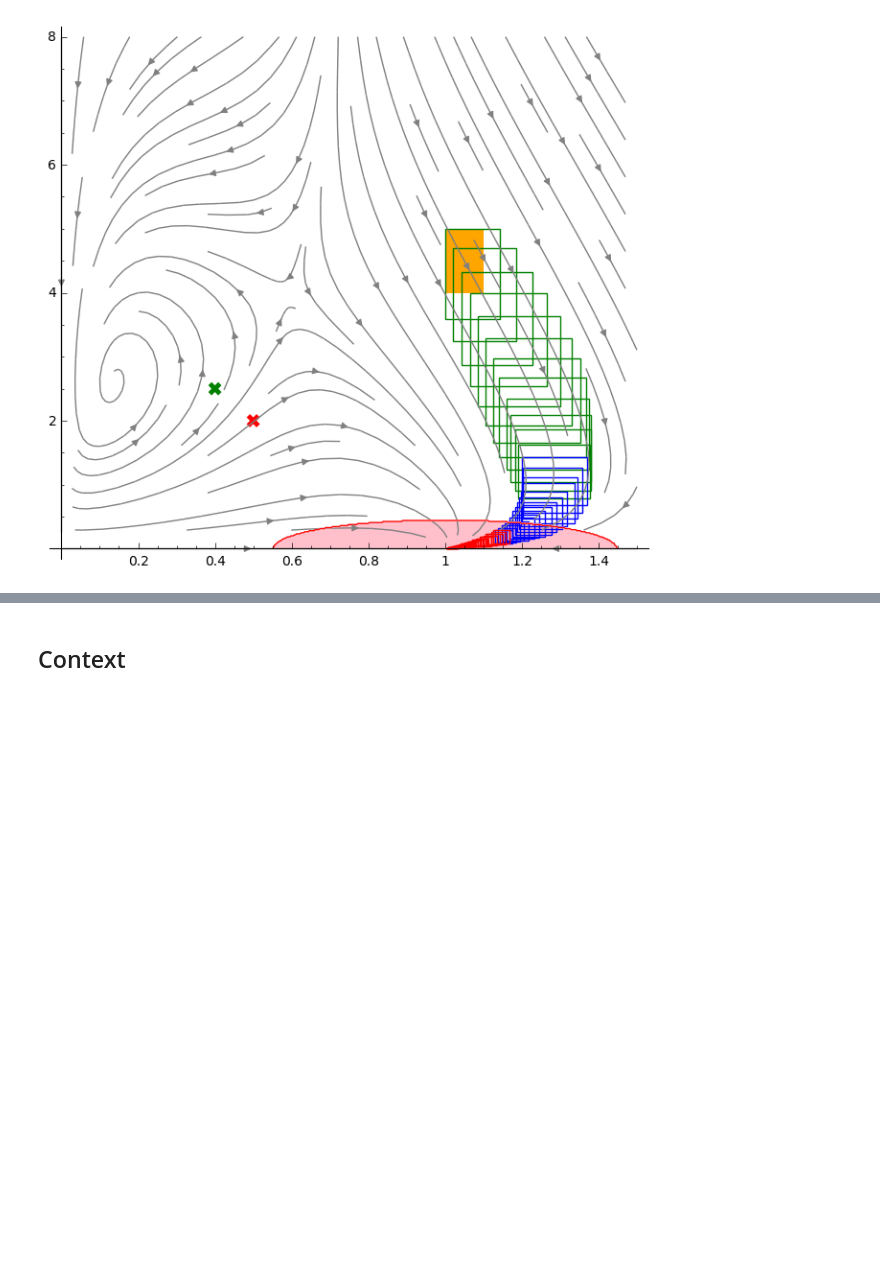
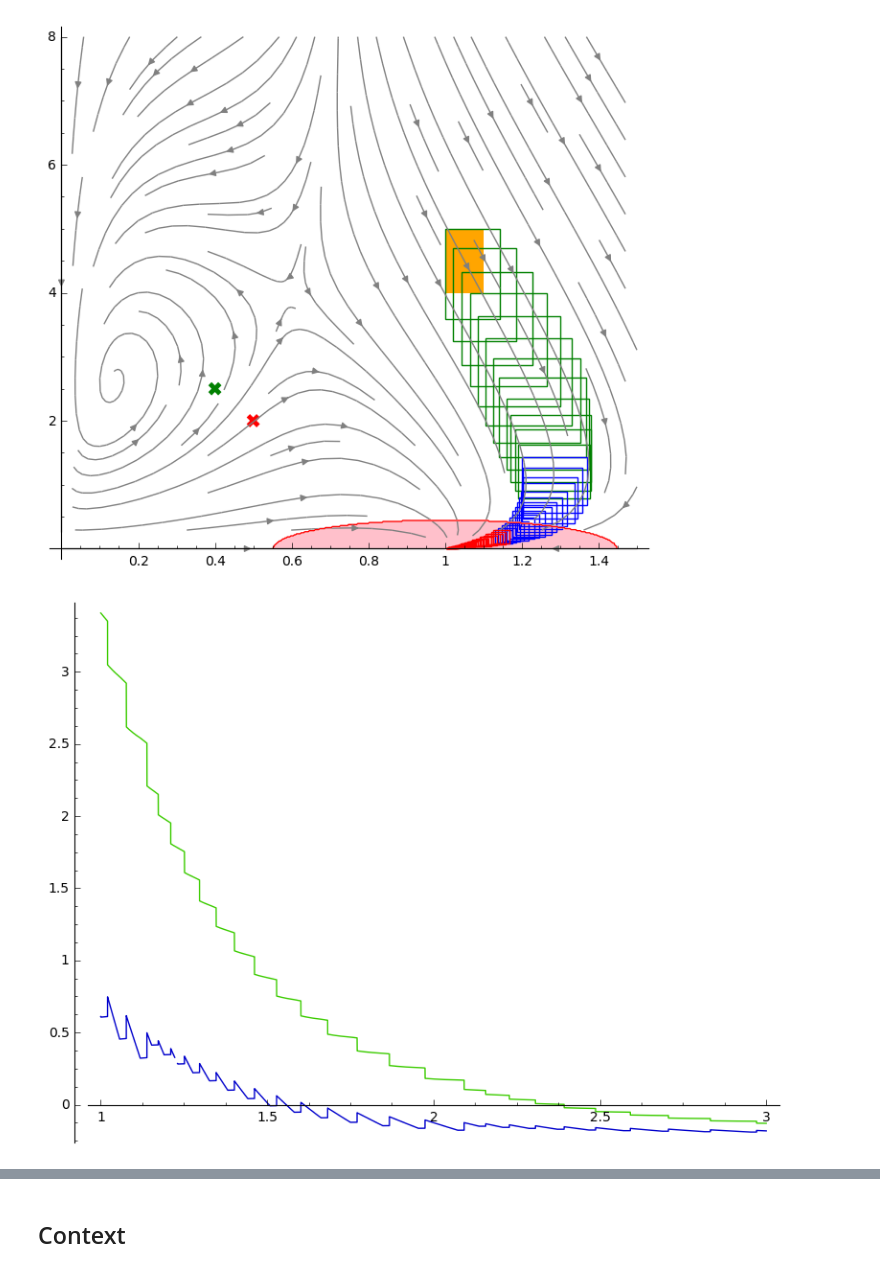
Before and after one commit to twright/Logic-of-Behaviour-in-Uncertain-Contexts, a Jupyter notebook: Whelks and lobsters context 2.ipynb, the cells around one changed output, grey strips where cells are left out. Drawn from its saved outputs; the diff is of its cells as text; code cells hidden in the pictures; blank space fills up the shorter version.

```diff
--- a/Whelks and lobsters context 2.ipynb
+++ b/Whelks and lobsters context 2.ipynb
@@ -160,3 +165,10 @@ p + reach.sage_interval_plot('x', 'y',
                              aspect_ratio='automatic')
 # %% [output]
 [figure]
+# %%
+reach.symbolic_composition = True
+# %%
+p1 = reach.sage_plot((x - 1)^2 + y^2 - 0.2, (1, 3))
+p1
+# %% [output]
+[figure, added]
```
Also changed, not shown: parts of 34 cells of this notebook, 7 other files.
